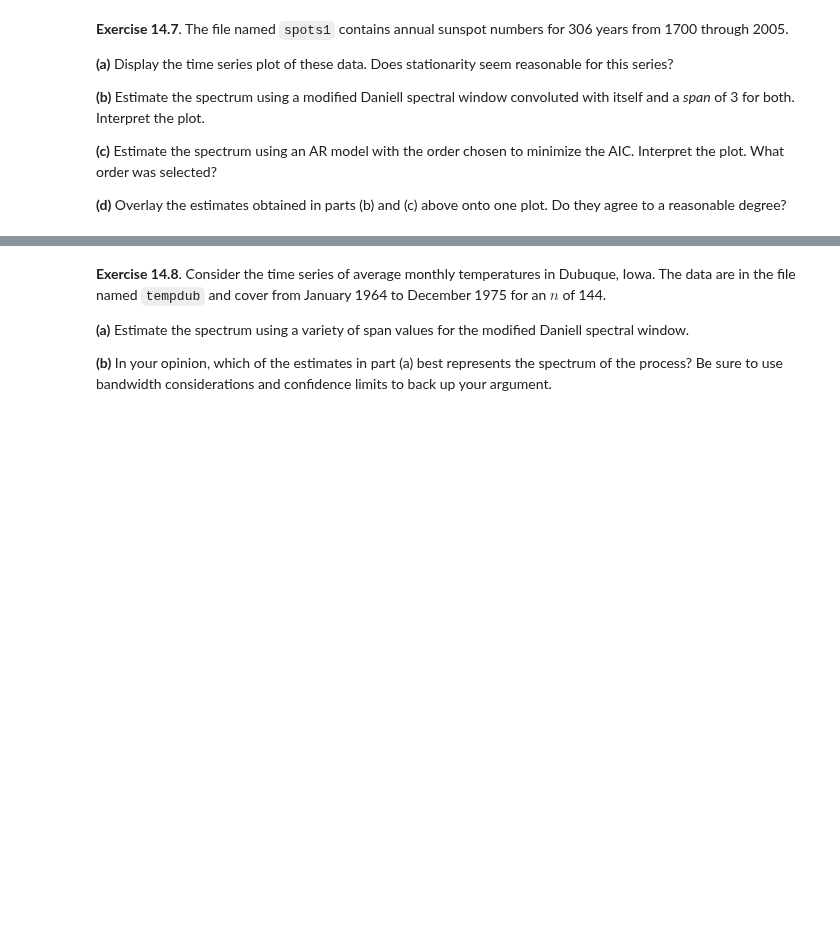
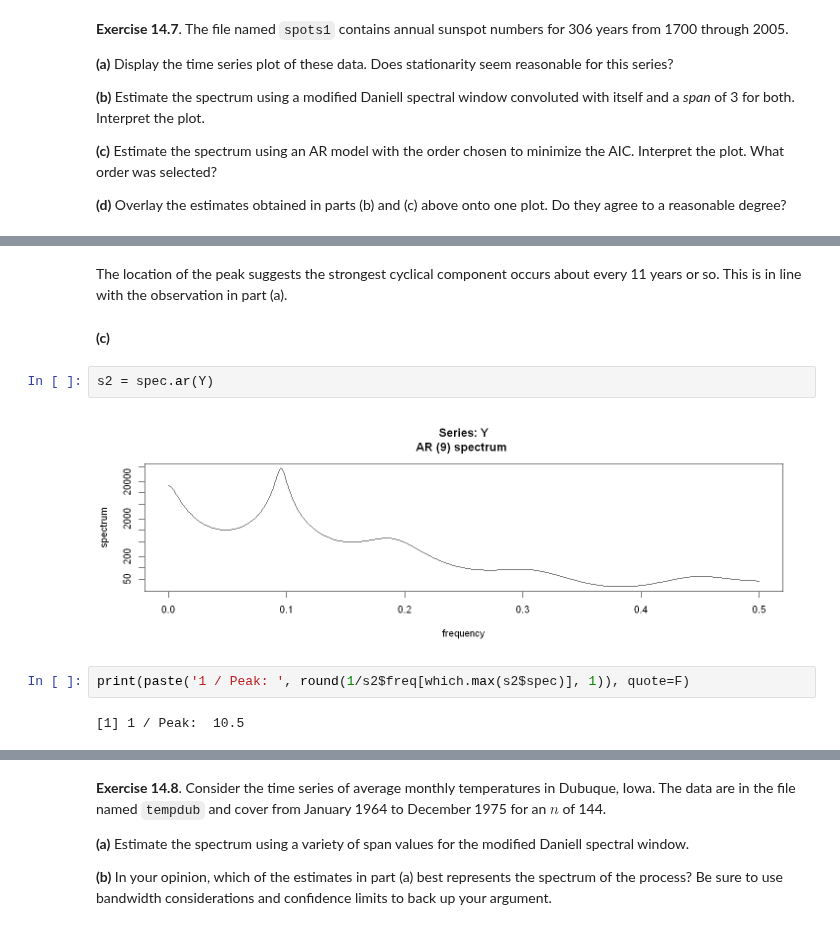
Before and after one commit to telmo-correa/time-series-analysis, a Jupyter notebook: R/Chapter 14 (Ex 01 - 10) - Estimating the Spectrum.ipynb, the cells around one changed output, grey strips where cells are left out. Saved outputs shown, nothing was run; the diff lists cells and outputs as text; blank space fills up the shorter version.

```diff
--- a/R/Chapter 14 (Ex 01 - 10) - Estimating the Spectrum.ipynb
+++ b/R/Chapter 14 (Ex 01 - 10) - Estimating the Spectrum.ipynb
@@ -326,0 +373,12 @@ s = spec(Y, spans=c(11), taper=.1, ylim=c(0.08, 0.5), sub='', xlab='Frequency',
+# %% [markdown]
+The location of the peak suggests the strongest cyclical component occurs about every 11 years or so.  This is in line with the observation in part (a).
+# %% [markdown]
+**(c)**
+# %%
+s2 = spec.ar(Y)
+# %% [output]
+[figure, added]
+# %%
+print(paste('1 / Peak: ', round(1/s2$freq[which.max(s2$spec)], 1)), quote=F)
+# %% [output]
+[1] 1 / Peak:  10.5
```
Also changed, not shown: parts of 54 cells of this notebook.
